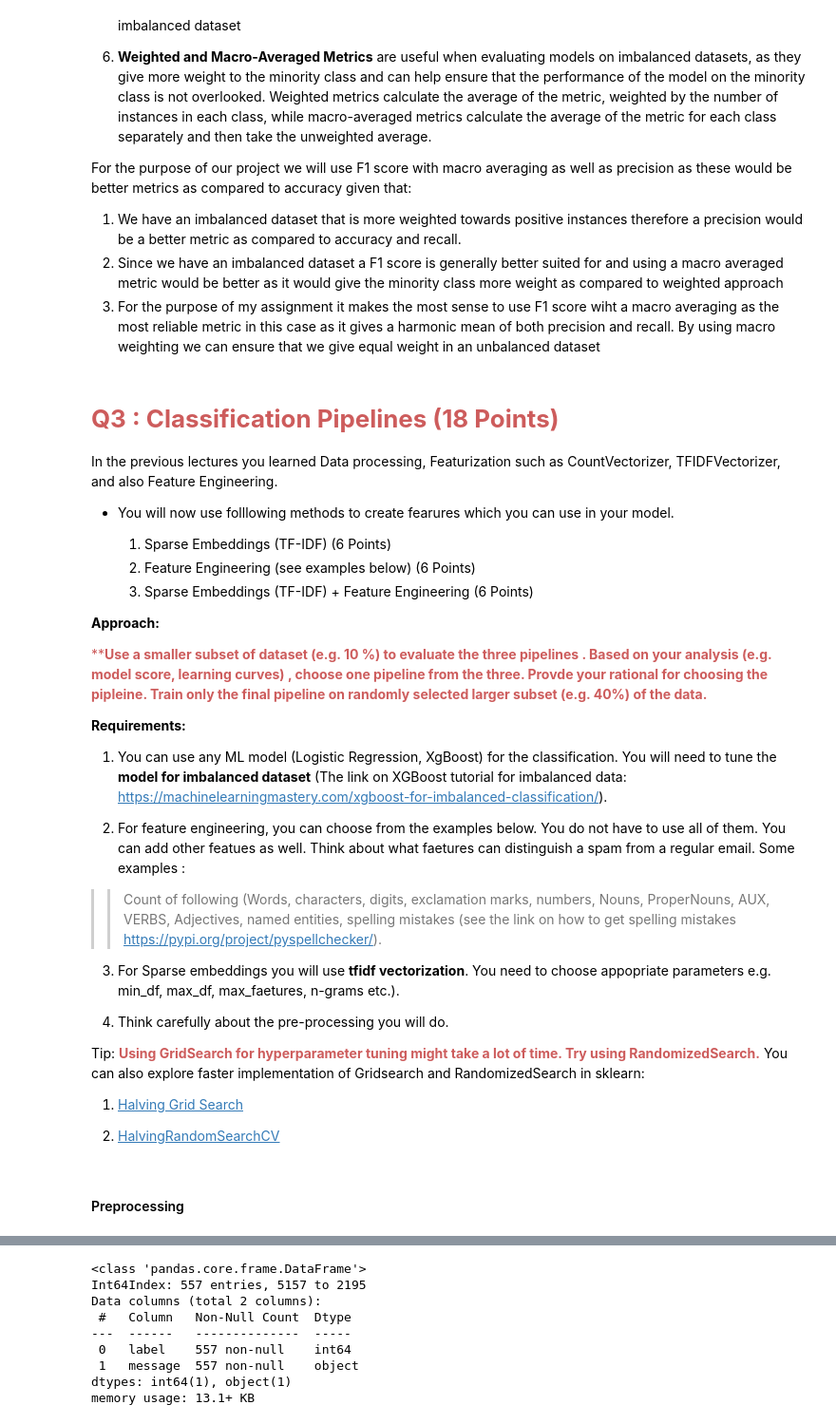
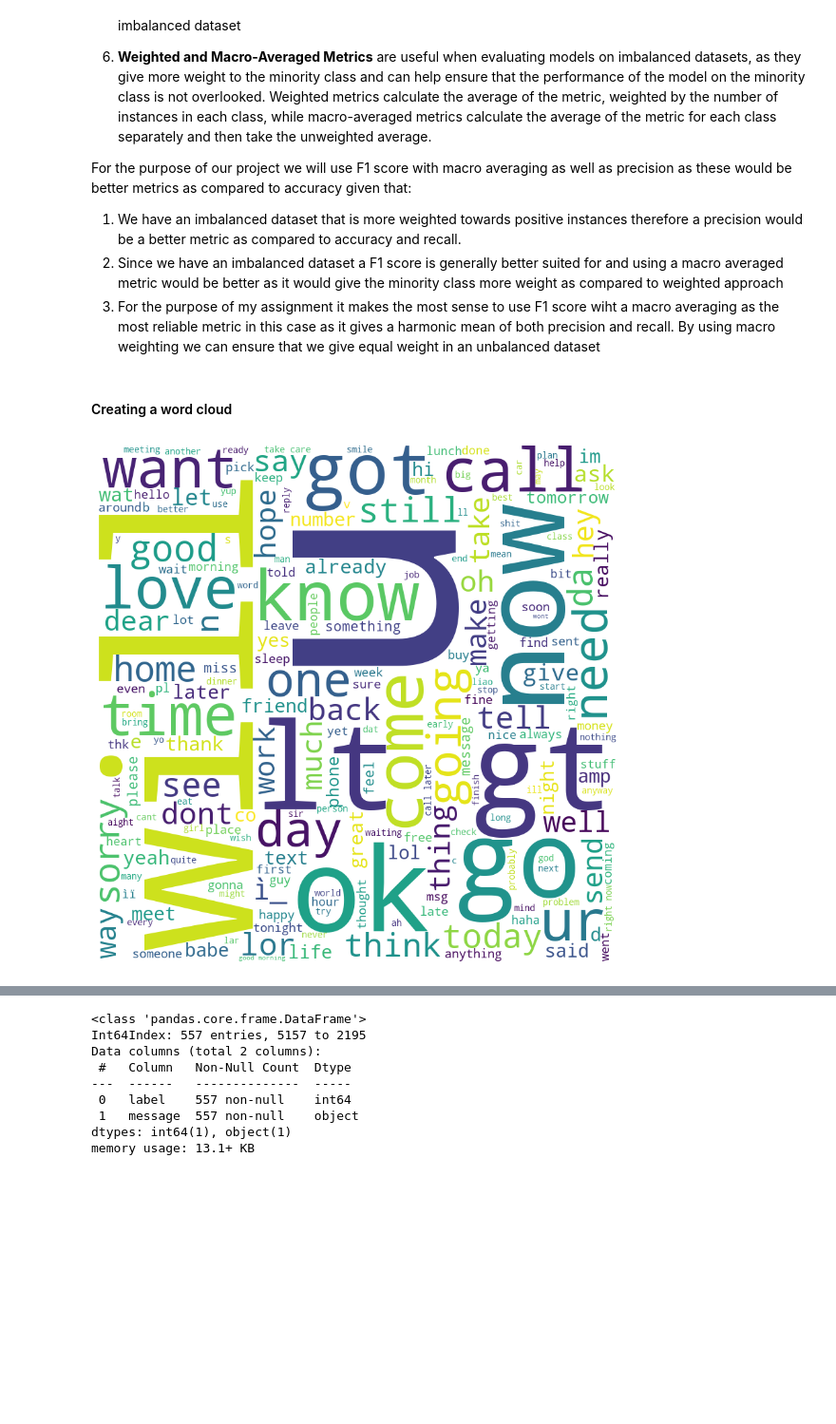
Before and after one commit to AbdulRauf96/NLP, a Jupyter notebook: Spam Detection Model.ipynb, the cells around one changed output, grey strips where cells are left out. Shown at 95% size. Drawn from its saved outputs; the diff is of its cells as text; code cells hidden in the pictures; blank space fills up the shorter version.

```diff
--- a/Spam Detection Model.ipynb
+++ b/Spam Detection Model.ipynb
@@ -50,0 +20,3 @@ Not Running on Colab
+# %%
+import basic.basic_functions as bf
+base_folder,data,archive,output = bf.set_folders()
@@ -168,36 +147,38 @@ For the purpose of our project we will use F1 score with macro averaging as well
   1. We have an imbalanced dataset that is more weighted towards positive instances therefore a precision would be a better metric as compared to accuracy and recall.
   2. Since we have an imbalanced dataset a F1 score is generally better suited for and using a macro averaged metric would be better as it would give the minority class more weight as compared to weighted approach
   3. For the purpose of my assignment it makes the most sense to use F1 score wiht a macro averaging as the most reliable metric in this case as it gives a harmonic mean of both precision and recall. By using macro weighting we can ensure that we give equal weight in an unbalanced dataset
-# %% [markdown]
-# <font color='indianred'> **Q3 : Classification Pipelines (18 Points)**</font>
-
-In the previous lectures you learned Data processing, Featurization such as CountVectorizer, TFIDFVectorizer, and also Feature Engineering.
-* You will now use folllowing methods to create fearures which you can use in your model.
-
-    1. Sparse Embeddings (TF-IDF) (6 Points)
-    2. Feature Engineering (see examples below) (6 Points)
-    3. Sparse Embeddings (TF-IDF) + Feature Engineering (6 Points)
-
-**Approach:**
-
-<font color='indianred'> ****Use a smaller subset of dataset (e.g. 10 %) to evaluate the three pipelines . Based on your analysis (e.g. model score, learning curves) , choose one pipeline from the three. Provde your rational for choosing the pipleine. Train only the final pipeline on randomly selected larger subset (e.g. 40%) of the data.** </font>
-
-**Requirements:**
-
-1. You can use any ML model (Logistic Regression, XgBoost) for the classification. You will need to tune the **model for imbalanced dataset** (The link on XGBoost tutorial for imbalanced data: https://machinelearningmastery.com/xgboost-for-imbalanced-classification/).
-
-2. For feature engineering, you can choose from the examples below. You do not  have to use all of them. You can add other featues as well. Think about what faetures can distinguish a spam from a regular email. Some examples :
-
->> Count of following  (Words, characters, digits, exclamation marks, numbers, Nouns, ProperNouns, AUX, VERBS, Adjectives, named entities, spelling mistakes (see the link on how to get spelling mistakes https://pypi.org/project/pyspellchecker/).
-
-3. For Sparse embeddings you will use **tfidf vectorization**. You need to choose appopriate parameters e.g. min_df, max_df, max_faetures, n-grams etc.).
-
-4. Think carefully about the pre-processing you will do.
-
-Tip: <font color = 'indianred'>**Using GridSearch for hyperparameter tuning might take a lot of time. Try using RandomizedSearch.**</font> You can also explore faster implementation of Gridsearch and RandomizedSearch in sklearn:
-
-1. [Halving Grid Search](https://scikit-learn.org/stable/modules/generated/sklearn.model_selection.HalvingGridSearchCV.html?highlight=halving#sklearn.model_selection.HalvingGridSearchCV)
-
-2. [HalvingRandomSearchCV](https://scikit-learn.org/stable/modules/generated/sklearn.model_selection.HalvingRandomSearchCV.html?highlight=halving#sklearn.model_selection.HalvingRandomSearchCV)
 # %% [markdown]
-#### <font color = 'ember'>Preprocessing
+#### <font color = 'ember'> Creating a word cloud
+# %%
+def create_word_cloud(data: pd.DataFrame, category: str) -> None:
+    """
+    Creates a word cloud from the text data in a specified category of a Pandas DataFrame.
+
+    Parameters:
+    data (pd.DataFrame): A Pandas DataFrame that contains the data to be used for creating the word cloud.
+                         It has two columns: "label" and "message". The "label" column is used to filter
+                         the data based on a specific category, and the "message" column contains the text data.
+    category (str): The category used to filter the data. Only the messages that belong to this category will be
+                    used for creating the word cloud.
+
+    Returns:
+    None: This function does not return anything, it only displays the generated word cloud.
+    """
+    comment_words = ""
+    comment_words += " ".join(list(data.loc[data.label==category].message.str.lower()))+" "
+    wordcloud = WordCloud(width=800, height=800,
+                          background_color='white',
+                          stopwords=set(STOPWORDS),
+                          min_font_size=4).generate(comment_words)
+
+    # plot the WordCloud image
+    plt.figure(figsize=(8, 8), facecolor=None)
+    plt.imshow(wordcloud)
+    plt.axis("off")
+    plt.tight_layout(pad=0)
+
+    plt.show()
+# %%
+create_word_cloud(df ,0)
+# %% [output]
+[figure, added]
```
Also changed, not shown: parts of 15 cells of this notebook, 7 other files.
